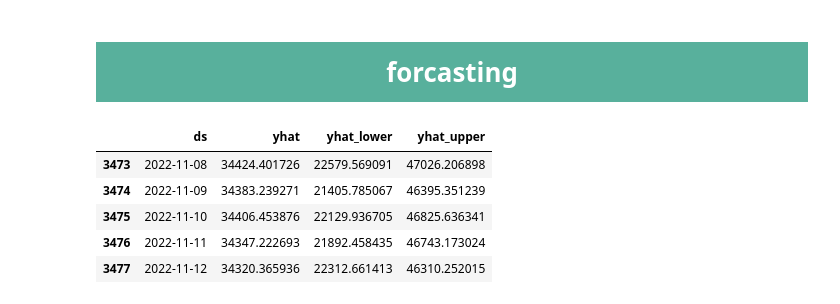
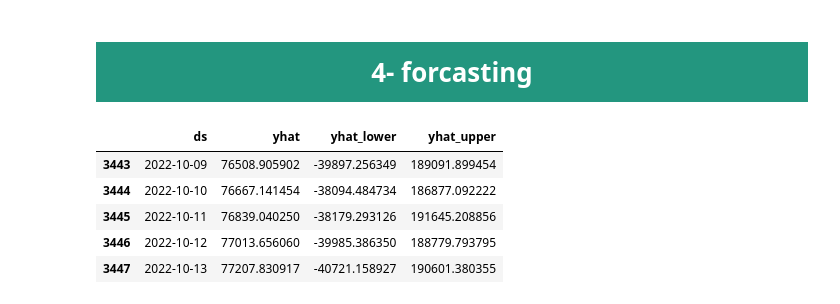
Before and after one commit to obaidagh/crypto-analysis-forcasting, a Jupyter notebook: models/prophet.ipynb, the cells around one changed output. Saved outputs shown, nothing was run; the diff lists cells and outputs as text; code cells hidden in the pictures.

Commit message:
prophet and arima finished

```diff
--- a/models/prophet.ipynb
+++ b/models/prophet.ipynb
@@ -16,0 +27,6 @@ from prophet.serialize import model_to_json, model_from_json
+# %%
+df_orginal,df,df_train,df_test=data_cleaning("btc",split_point=-447)
+# %%
+df_train.index=df_train.index.to_timestamp()
+df_train.reset_index(inplace=True)
+df_train.rename(columns={"price":"y","date":"ds"},inplace=True)
@@ -99,4 +110,4 @@ print(best_params)
 # %%
-model = Prophet(changepoint_prior_scale=0.001,seasonality_prior_scale=0.01)
-model.fit(prophet_data)
+model = Prophet(changepoint_prior_scale=0.5,seasonality_prior_scale=0.01)
+model.fit(df_train)
 # %% [output]
@@ -105,16 +116,16 @@ model.fit(prophet_data)
 <prophet.forecaster.Prophet at 0x...>
 # %% [markdown]
-# <center style="background-color:#58B09C;color: white; vertical-align: middle; padding:10px 5px;\">forcasting</center>
+# <center style="background-color:#23967F;color: white; vertical-align: middle; padding:10px 5px;\">4- forcasting</center>
 # %%
-future = model.make_future_dataframe(periods=30)
+future = model.make_future_dataframe(periods=448)
 forecast = model.predict(future)
 forecast[['ds', 'yhat', 'yhat_lower', 'yhat_upper']].tail()
 # %% [output]
 |  | ds | yhat | yhat_lower | yhat_upper |
-| 3473 | 2022-11-08 | 34424.401726 | 22579.569091 | 47026.206898 |
-| 3474 | 2022-11-09 | 34383.239271 | 21405.785067 | 46395.351239 |
-| 3475 | 2022-11-10 | 34406.453876 | 22129.936705 | 46825.636341 |
-| 3476 | 2022-11-11 | 34347.222693 | 21892.458435 | 46743.173024 |
-| 3477 | 2022-11-12 | 34320.365936 | 22312.661413 | 46310.252015 |
+| 3443 | 2022-10-09 | 76508.905902 | -39897.256349 | 189091.899454 |
+| 3444 | 2022-10-10 | 76667.141454 | -38094.484734 | 186877.092222 |
+| 3445 | 2022-10-11 | 76839.040250 | -38179.293126 | 191645.208856 |
+| 3446 | 2022-10-12 | 77013.656060 | -39985.386350 | 188779.793795 |
+| 3447 | 2022-10-13 | 77207.830917 | -40721.158927 | 190601.380355 |
 # %%
 plot_plotly(model, forecast)
```
Also changed, not shown: parts of 27 cells of this notebook, 10 other files.
